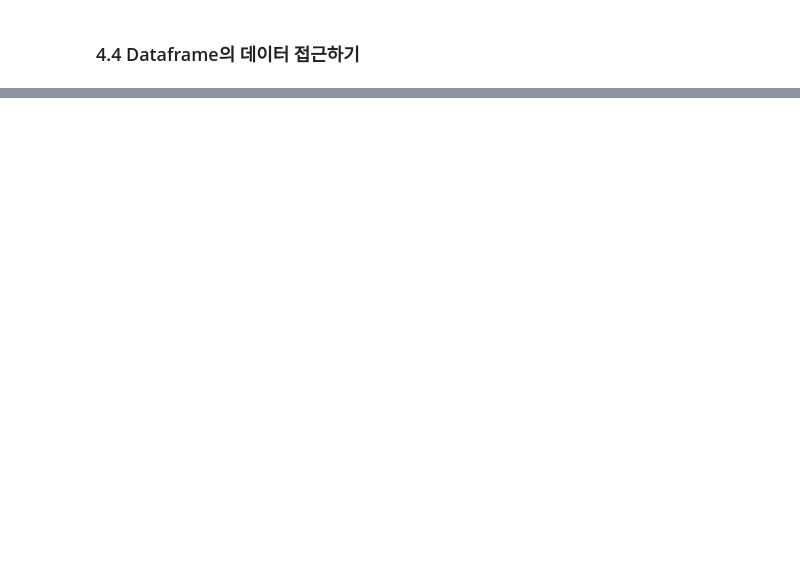
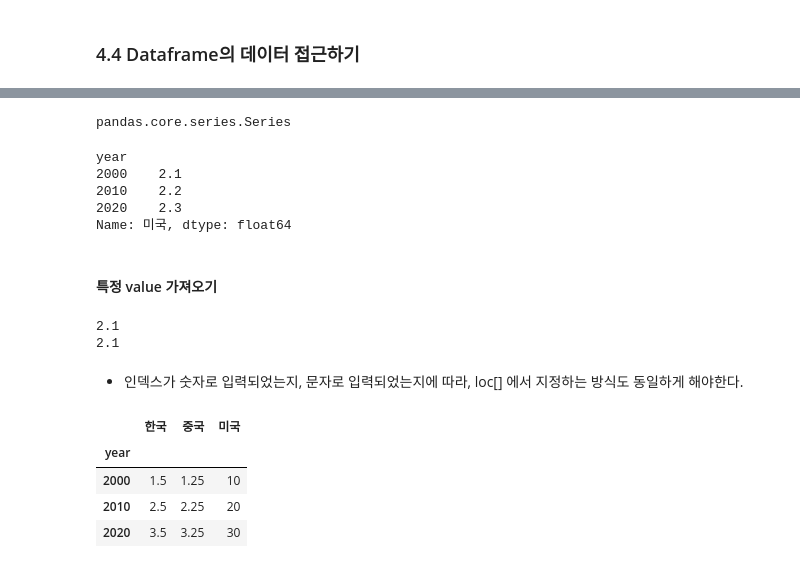
Before and after one commit to jhryu1208/Python_DataAnalysis_Pandas, a Jupyter notebook: Pandas/Pandas_Basic.ipynb, the cells around one changed output, grey strips where cells are left out. Saved outputs shown, nothing was run; the diff lists cells and outputs as text; code cells hidden in the pictures; blank space fills up the shorter version.

Commit message:
JH_Python_Pandas

```diff
--- a/Pandas/Pandas_Basic.ipynb
+++ b/Pandas/Pandas_Basic.ipynb
@@ -277,0 +318,40 @@ df
+# %%
+type(df['미국'])
+# %% [output]
+pandas.core.series.Series
+# %%
+df['미국']
+# %% [output]
+year
+2000    2.1
+2010    2.2
+2020    2.3
+Name: 미국, dtype: float64
+# %% [markdown]
+#### 특정 value 가져오기
+# %%
+print(df['미국'][2000])    # cf) print없이 써도 정상적으로 출력이 되나,
+print(df.loc[2000]['미국'])#     둘다 같은 값이기 떄문에 동시확인이 불가능하므로
+                           #      print를 이용하여 명시적으로 출력함.
+# %% [output]
+2.1
+2.1
+# %% [markdown]
+- 인덱스가 숫자로 입력되었는지, 문자로 입력되었는지에 따라, loc[] 에서 지정하는 방식도 동일하게 해야한다.
+# %%
+df = pd.DataFrame({
+    '연도' : ['2000', '2010', '2020'],   # 정수int가 아니라 문자열로 넣음
+    '한국' : [1.5, 2.5, 3.5],
+    '중국' : [1.25, 2.25, 3.25],
+    '미국' : [10, 20, 30]
+})
+
+df = df.set_index('연도')
+df.index.name ='year'
+df
+# %% [output]
+|  | 한국 | 중국 | 미국 |
+| year |  |  |  |
+| 2000 | 1.5 | 1.25 | 10 |
+| 2010 | 2.5 | 2.25 | 20 |
+| 2020 | 3.5 | 3.25 | 30 |
```
Also changed, not shown: parts of 28 cells of this notebook.
